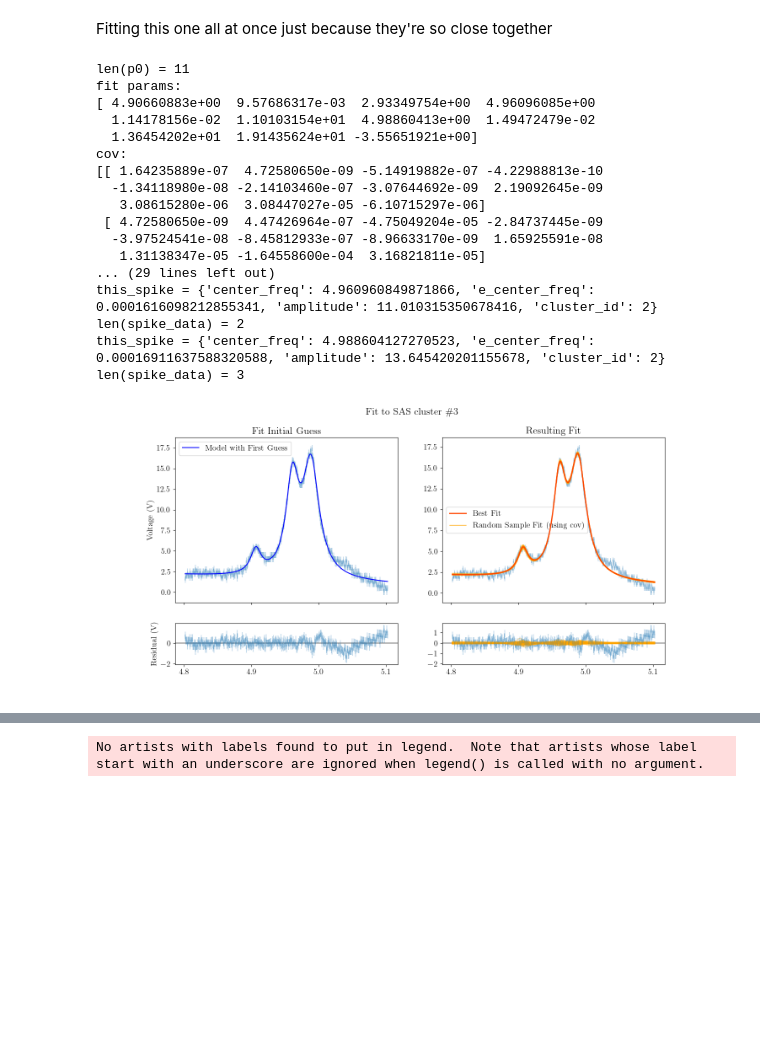
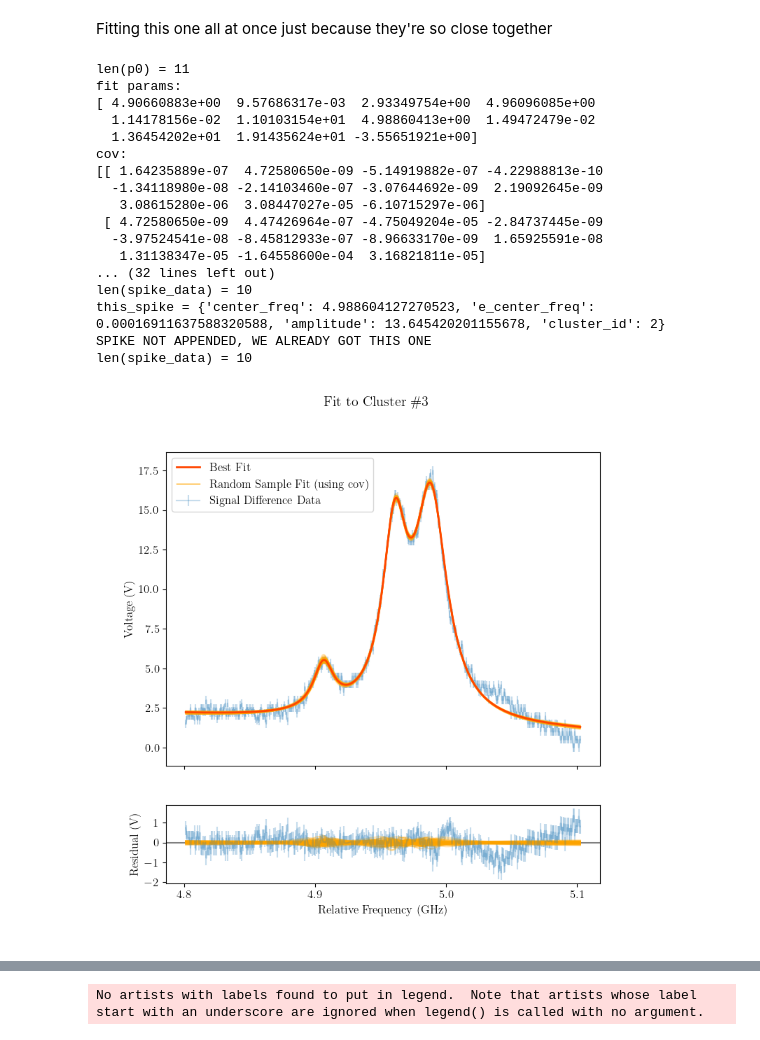
Before and after one commit to andres-luengo/alden-andres-max-most-dangerous-4450-trio, a Jupyter notebook: rb-spectroscopy/fit_no_mag.ipynb, the cells around one changed output, grey strips where cells are left out. Cells and saved outputs as stored; diff of their text form; code cells hidden in the pictures; blank space fills up the shorter version.

```diff
--- a/rb-spectroscopy/fit_no_mag.ipynb
+++ b/rb-spectroscopy/fit_no_mag.ipynb
@@ -87,7 +92,8 @@ x_high = .038
 cluster_n = 2
 
 # MAKE PLOTS
-fig, ((guess_data_ax, fit_data_ax), (guess_res_ax, fit_res_ax)) = plt.subplots(2, 2, sharex=True, height_ratios=[4, 1], figsize=(15, 7))
+# fig, ((guess_data_ax, fit_data_ax), (guess_res_ax, fit_res_ax)) = plt.subplots(2, 2, sharex=True, height_ratios=[4, 1], figsize=(15, 7))
+fig, (fit_data_ax, fit_res_ax) = plt.subplots(2, 1, sharex=True, height_ratios=[4, 1], figsize=(8, 8))
 
 # ESTABLISH INITIAL GUESSES
 spidx, = np.nonzero((x_low <= sat.time) & (sat.time < x_high)) # single peak indices
@@ -132,25 +138,25 @@ p0 = [
 ]
 print(f"{len(p0) = }")
 
-guess_data_ax.errorbar(x, y, yerr=np.sqrt(2)*0.25, alpha=0.25)
-guess_data_ax.plot(x, triple_lorentzian(x, *p0), zorder=10, color='blue', label='Model with First Guess')
+# guess_data_ax.errorbar(x, y, yerr=np.sqrt(2)*0.25, alpha=0.25)
+# guess_data_ax.plot(x, triple_lorentzian(x, *p0), zorder=10, color='blue', label='Model with First Guess')
 
-guess_data_ax.set_title('Fit Initial Guess')
-guess_data_ax.set_ylabel('Voltage (V)')
-guess_data_ax.legend()
+# guess_data_ax.set_title('Fit Initial Guess')
+# guess_data_ax.set_ylabel('Voltage (V)')
+# guess_data_ax.legend()
 
-residuals = triple_lorentzian(x, *p0) - y
+# residuals = triple_lorentzian(x, *p0) - y
 
-guess_res_ax.axhline(0., color='gray')
-guess_res_ax.errorbar(x, residuals, yerr=np.sqrt(2)*0.25, alpha=0.25)
-guess_res_ax.set_ylabel('Residual (V)')
-# guess_res_ax.set_ylim(np.min(residuals), np.max(residuals))
+# guess_res_ax.axhline(0., color='gray')
+# guess_res_ax.errorbar(x, residuals, yerr=np.sqrt(2)*0.25, alpha=0.25)
+# guess_res_ax.set_ylabel('Residual (V)')
+# # guess_res_ax.set_ylim(np.min(residuals), np.max(residuals))
 
 fit_params, cov = curve_fit(triple_lorentzian, x, y, p0, np.sqrt(2)*0.25)
 print(f"fit params:\n{fit_params}")
 print(f"cov:\n{cov}")
 
-fit_data_ax.errorbar(x, y, yerr=0.25, alpha=0.25)
+fit_data_ax.errorbar(x, y, yerr=0.25, alpha=0.25, label='Signal Difference Data')
 fit_data_ax.plot(x, triple_lorentzian(x, *fit_params), lw=2, c='orangered', zorder=10, label='Best Fit')
 data_y_lims = fit_data_ax.set_ylim()
 
@@ -162,7 +168,8 @@ fit_data_ax.plot(x, triple_lorentzian(x, *fit_sample), lw=1, c='orange', zorder=
 fit_data_ax.legend()
 
 fit_data_ax.set_ylim(data_y_lims)
-fit_data_ax.set_title('Resulting Fit')
+# fit_data_ax.set_title('Resulting Fit')
+fit_data_ax.set_ylabel('Voltage (V)')
 
 residuals = triple_lorentzian(x, *fit_params) - y
 
@@ -171,7 +178,10 @@ fit_res_ax.errorbar(x, residuals, yerr=np.sqrt(2)*0.25, alpha=0.25)
 for fit_sample in random_fit_samples:
     fit_res_ax.plot(x, triple_lorentzian(x, *fit_sample) - triple_lorentzian(x, *fit_params), c='orange', alpha=0.3)
 
-fig.suptitle(f'Fit to SAS cluster \\#{cluster_n + 1}')
+fit_res_ax.set_ylabel('Residual (V)')
+fit_res_ax.set_xlabel('Relative Frequency (GHz)')
+
+fig.suptitle(f'Fit to Cluster \\#{cluster_n + 1}')
 
 for i in range(3):
     this_spike = {
@@ -179,38 +189,38 @@ for i in range(3):
         "e_center_freq": np.sqrt(np.diag(cov))[0 + i*3],
         "amplitude": fit_params[2 + i*3],
         "cluster_id": cluster_n
     }
 
     print(f"{this_spike = }")
 
     if this_spike not in spike_data:
         spike_data.append(this_spike)
     else:
         print('SPIKE NOT APPENDED, WE ALREADY GOT THIS ONE')
 
     print(f"{len(spike_data) = }")
 
 
 plt.locator_params(nbins=5)
 # %% [output]
 len(p0) = 11
 fit params:
 [ 4.90660883e+00  9.57686317e-03  2.93349754e+00  4.96096085e+00
   1.14178156e-02  1.10103154e+01  4.98860413e+00  1.49472479e-02
   1.36454202e+01  1.91435624e+01 -3.55651921e+00]
 cov:
 [[ 1.64235889e-07  4.72580650e-09 -5.14919882e-07 -4.22988813e-10
   -1.34118980e-08 -2.14103460e-07 -3.07644692e-09  2.19092645e-09
    3.08615280e-06  3.08447027e-05 -6.10715297e-06]
  [ 4.72580650e-09  4.47426964e-07 -4.75049204e-05 -2.84737445e-09
   -3.97524541e-08 -8.45812933e-07 -8.96633170e-09  1.65925591e-08
    1.31138347e-05 -1.64558600e-04  3.16821811e-05]
-... (29 lines left out)
-this_spike = {'center_freq': 4.960960849871866, 'e_center_freq': 0.0001616098212855341, 'amplitude': 11.010315350678416, 'cluster_id': 2}
-len(spike_data) = 2
+... (32 lines left out)
+len(spike_data) = 10
 this_spike = {'center_freq': 4.988604127270523, 'e_center_freq': 0.00016911637588320588, 'amplitude': 13.645420201155678, 'cluster_id': 2}
-len(spike_data) = 3
+SPIKE NOT APPENDED, WE ALREADY GOT THIS ONE
+len(spike_data) = 10
-[figure, old version]
+[figure, new version]
 # %%
 def red_lorentzian(x, center, gamma, amplitude, baseline, baseline_slope):
     return Lorentzian(x, center, gamma, amplitude, baseline) + baseline_slope*x
```
Also changed, not shown: parts of 8 cells of this notebook.
